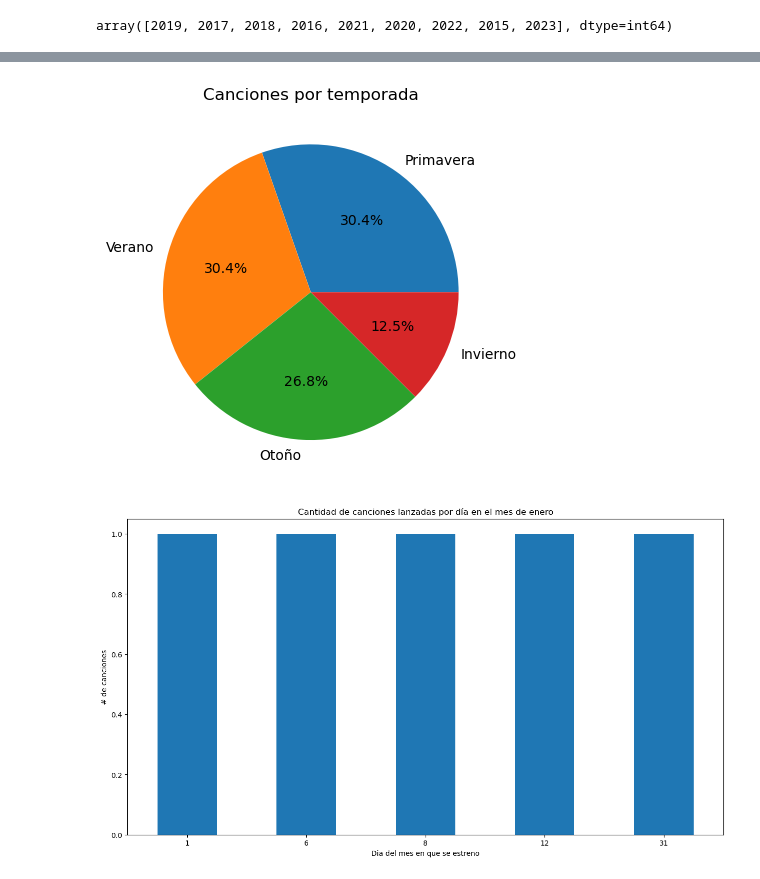
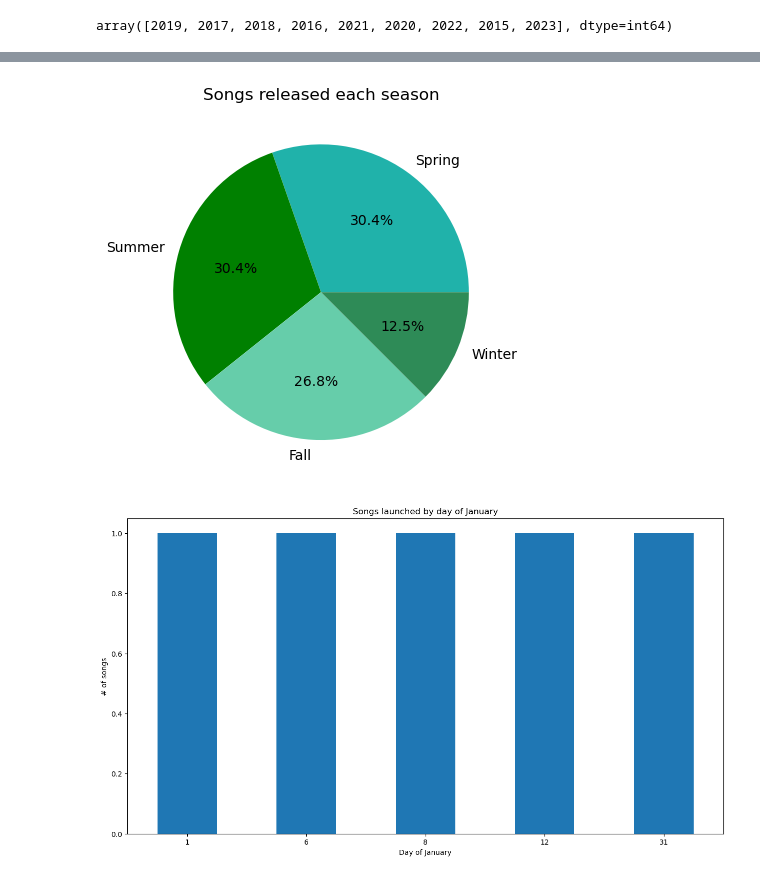
Before and after one commit to luisrodriguezror/project1, a Jupyter notebook: CarlosValencia.ipynb, the cells around one changed output, grey strips where cells are left out. Drawn from its saved outputs; the diff is of its cells as text; code cells hidden in the pictures.

Commit message:
Se agregaron los colores y formato a las graficas

```diff
--- a/CarlosValencia.ipynb
+++ b/CarlosValencia.ipynb
@@ -58,17 +64,18 @@ winter_total = len(winter)
 season_list = [spring_total, summer_total, fall_total, winter_total]
 # %%
 #Pie chart
-labels = 'Primavera', 'Verano', 'Otoño', 'Invierno'
-plt.title("Canciones por temporada")
-pie_chart_season = plt.pie(season_list, labels=labels,autopct='%1.1f%%')
+colors_pie =  ['lightseagreen','green','mediumaquamarine','seagreen']
+labels = 'Spring', 'Summer', 'Fall', 'Winter'
+plt.title("Songs released each season")
+pie_chart_season = plt.pie(season_list, labels=labels,autopct='%1.1f%%',colors=colors_pie)
 # %% [output]
-[figure, old version]
+[figure, new version]
 # %%
-#Since January is the month with the most top song, check week of the month with the bigger number of songs in the top 100
+#Since January is the month with the most top song, check day of the month with the greatest number of songs in the top 100
 jan_rele_top100 = top_100_one_year.loc[top_100_one_year['released_month'] == 1]
-songs_jan = jan_rele_top100["released_day"].value_counts().sort_index().plot(kind='bar', ylabel='# de canciones', xlabel='Dia del mes en que se estreno',figsize=(15,8))
-plt.title("Cantidad de canciones lanzadas por día en el mes de enero")
+songs_jan = jan_rele_top100["released_day"].value_counts().sort_index().plot(kind='bar', ylabel='# of songs', xlabel='Day of January',figsize=(15,8))
+plt.title("Songs launched by day of January")
 plt.xticks(rotation=0)
 plt.show()
 # %% [output]
-[figure, old version]
+[figure, new version]
```
Also changed, not shown: parts of 3 cells of this notebook.
